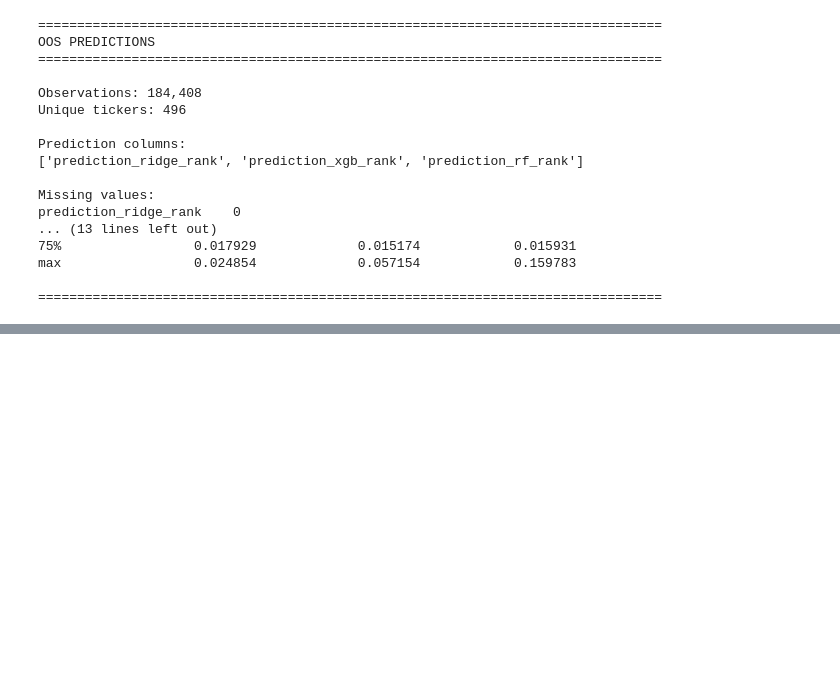
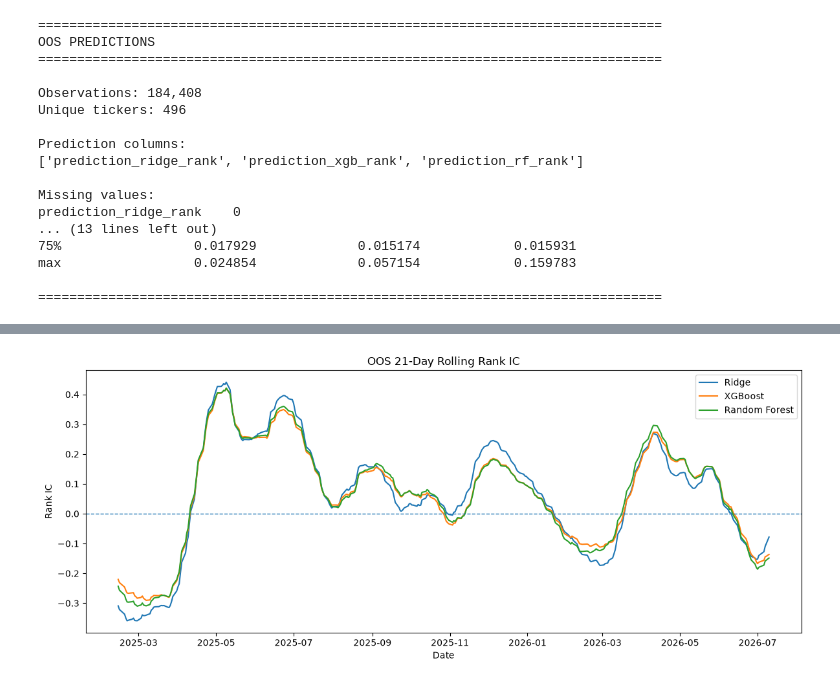
Before and after one commit to PalaciosDaniel/quant-portfolio-project, a Jupyter notebook: notebooks/07_oos_test.ipynb, the cells around one changed output, grey strips where cells are left out. Saved outputs shown, nothing was run; the diff lists cells and outputs as text; code cells hidden in the pictures; blank space fills up the shorter version.

```diff
--- a/notebooks/07_oos_test.ipynb
+++ b/notebooks/07_oos_test.ipynb
@@ -1289,0 +1434,20 @@ Series([], dtype: int64)
+# %%
+# =============================================================================
+# Load OOS predictions
+# =============================================================================
+
+oos_predictions = pd.read_parquet(
+    "../data/model_results/final_model/oos/oos_predictions.parquet"
+)
+
+prediction_cols = [
+    "prediction_ridge_rank",
+    "prediction_xgb_rank",
+    "prediction_rf_rank",
+]
+
+model_names = {
+    "prediction_ridge_rank": "Ridge",
+    "prediction_xgb_rank": "XGBoost",
+    "prediction_rf_rank": "Random Forest",
+}
@@ -1289,0 +1666,34 @@ Series([], dtype: int64)
+# %%
+# =============================================================================
+# 21-Day Rolling Rank IC
+# =============================================================================
+
+rolling_rank_ic = daily_rank_ic.rolling(
+    window=21,
+    min_periods=21,
+).mean()
+
+plt.figure(figsize=(12, 5))
+
+for model in rolling_rank_ic.columns:
+    plt.plot(
+        rolling_rank_ic.index,
+        rolling_rank_ic[model],
+        label=model,
+    )
+
+plt.axhline(
+    0,
+    linestyle="--",
+    linewidth=1,
+)
+
+plt.title("OOS 21-Day Rolling Rank IC")
+plt.xlabel("Date")
+plt.ylabel("Rank IC")
+plt.legend()
+
+plt.tight_layout()
+plt.show()
+# %% [output]
+[figure, added]
```
Also changed, not shown: parts of 44 cells of this notebook, 1 other file.
